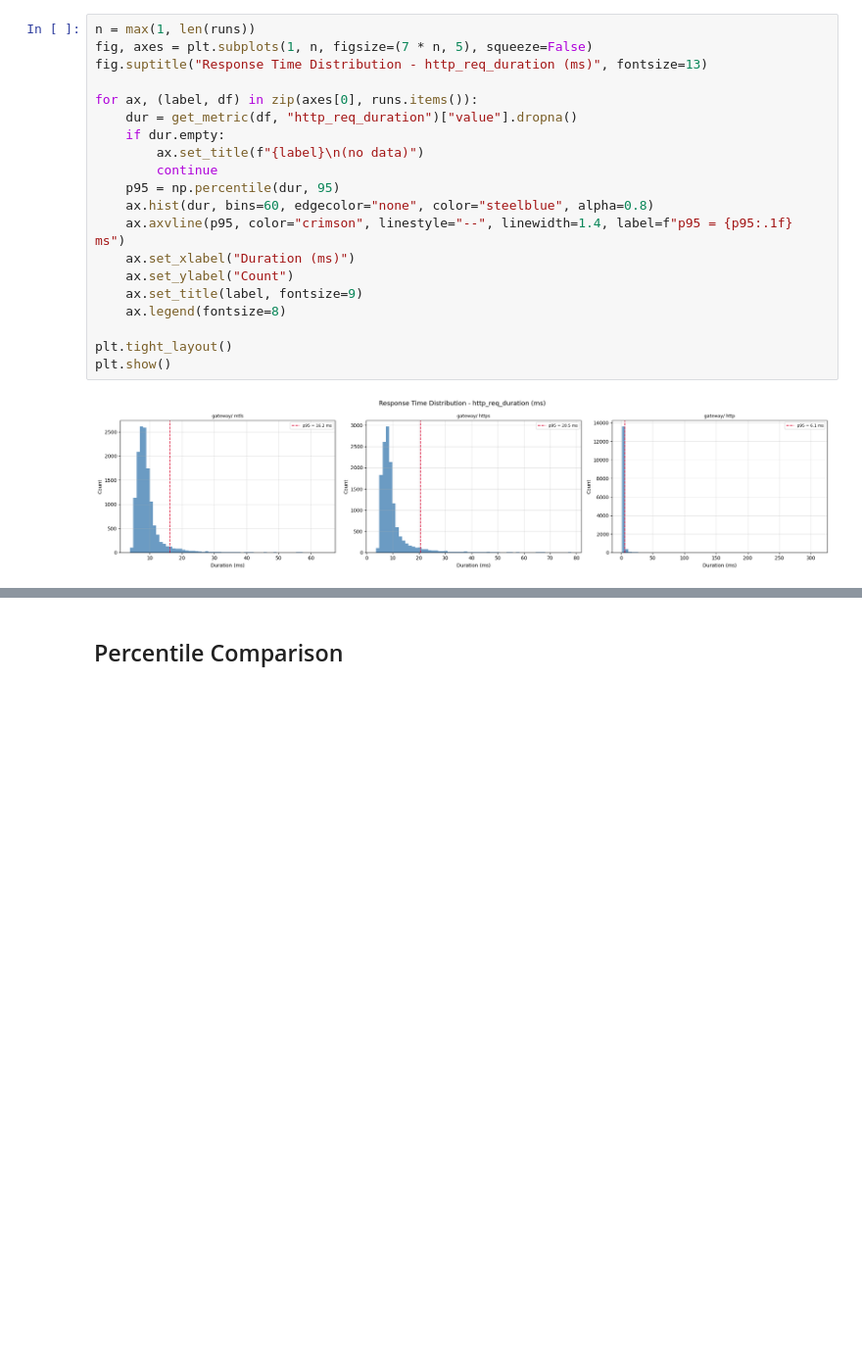
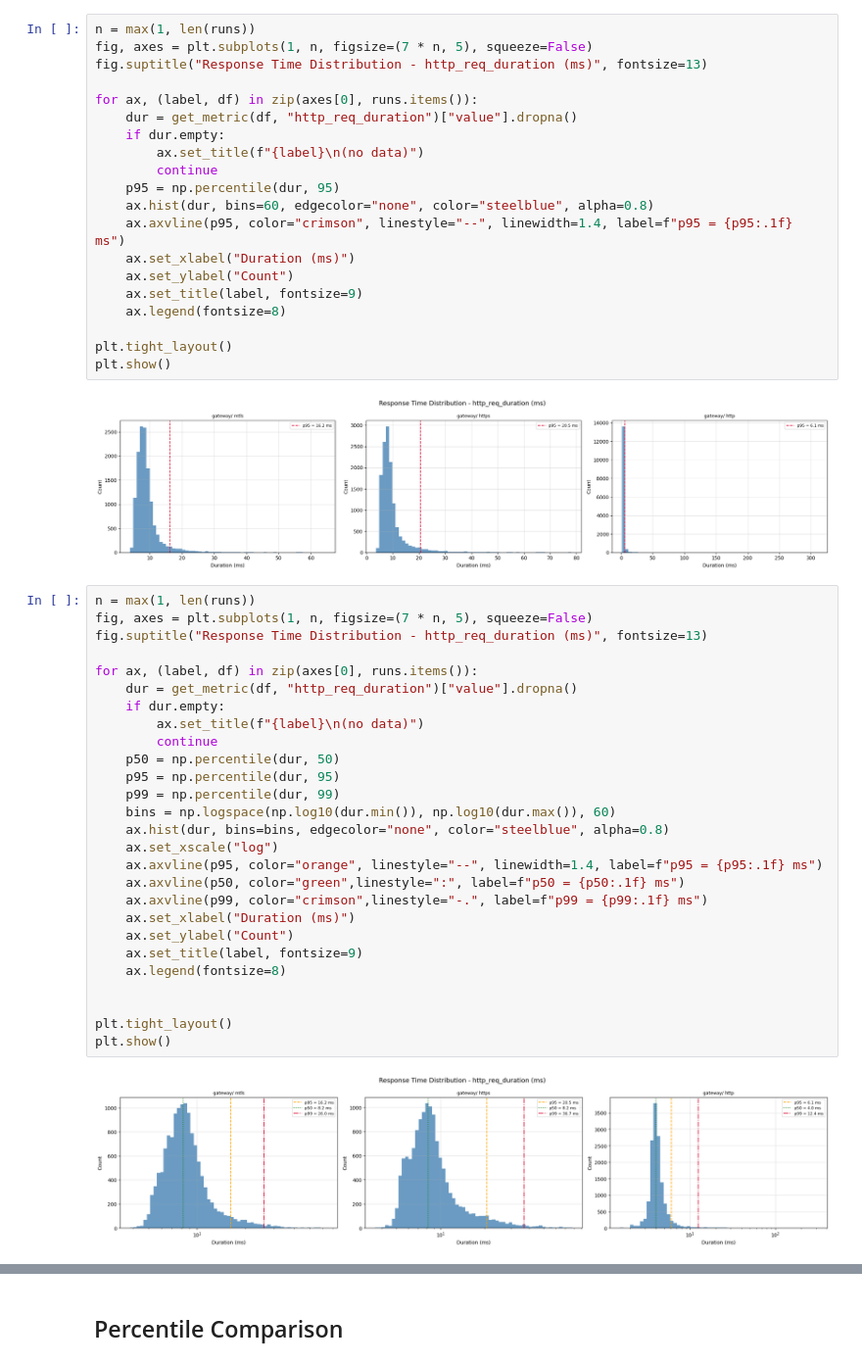
Before and after one commit to JacobDNielsen/FileShare, a Jupyter notebook: src/k6/notebooks/metrics_visualization.ipynb, the cells around one changed output, grey strips where cells are left out. Shown at 98% size. Drawn from its saved outputs; the diff is of its cells as text; blank space fills up the shorter version.

Commit message:
update: added p50 and p90 to reponse time distribution and added zoom-in below for the distributions

```diff
--- a/src/k6/notebooks/metrics_visualization.ipynb
+++ b/src/k6/notebooks/metrics_visualization.ipynb
@@ -200,3 +200,32 @@ plt.tight_layout()
 plt.show()
 # %% [output]
 [figure]
+# %%
+n = max(1, len(runs))
+fig, axes = plt.subplots(1, n, figsize=(7 * n, 5), squeeze=False)
+fig.suptitle("Response Time Distribution - http_req_duration (ms)", fontsize=13)
+
+for ax, (label, df) in zip(axes[0], runs.items()):
+    dur = get_metric(df, "http_req_duration")["value"].dropna()
+    if dur.empty:
+        ax.set_title(f"{label}\n(no data)")
+        continue
+    p50 = np.percentile(dur, 50)
+    p95 = np.percentile(dur, 95)
+    p99 = np.percentile(dur, 99)
+    bins = np.logspace(np.log10(dur.min()), np.log10(dur.max()), 60)
+    ax.hist(dur, bins=bins, edgecolor="none", color="steelblue", alpha=0.8)
+    ax.set_xscale("log")
+    ax.axvline(p95, color="orange", linestyle="--", linewidth=1.4, label=f"p95 = {p95:.1f} ms")
+    ax.axvline(p50, color="green",linestyle=":", label=f"p50 = {p50:.1f} ms")
+    ax.axvline(p99, color="crimson",linestyle="-.", label=f"p99 = {p99:.1f} ms")
+    ax.set_xlabel("Duration (ms)")
+    ax.set_ylabel("Count")
+    ax.set_title(label, fontsize=9)
+    ax.legend(fontsize=8)
+
+
+plt.tight_layout()
+plt.show()
+# %% [output]
+[figure, added]
```
Also changed, not shown: parts of 1 cell of this notebook.
